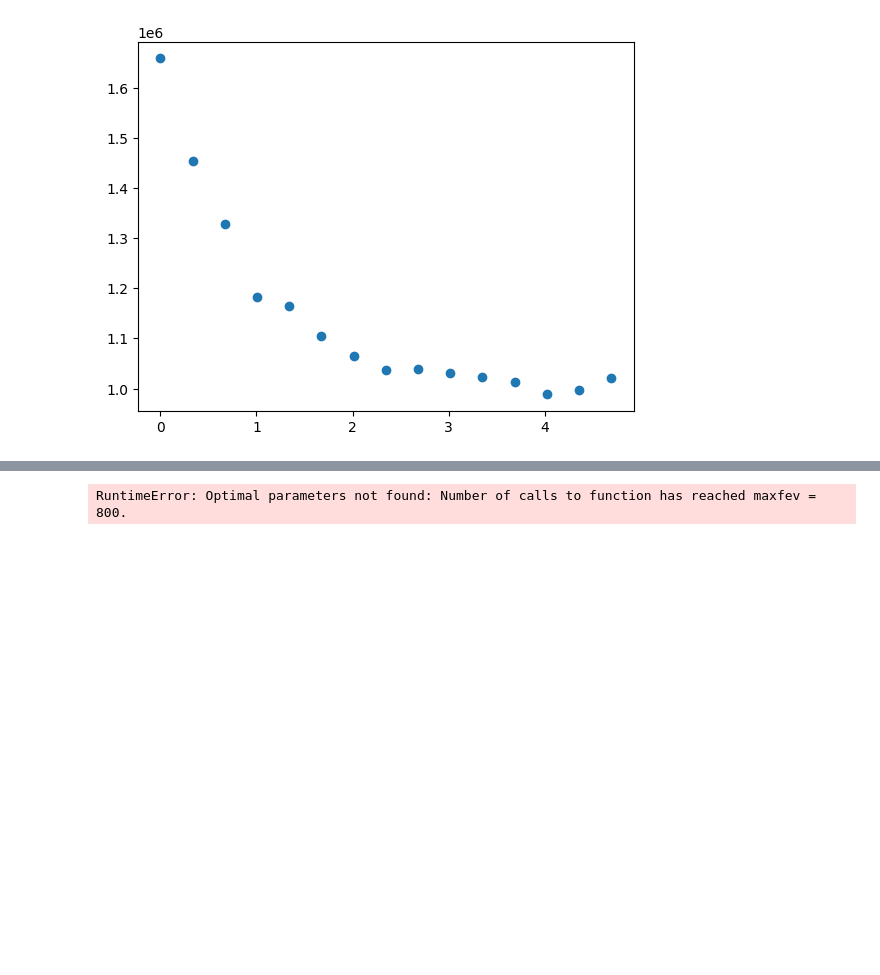
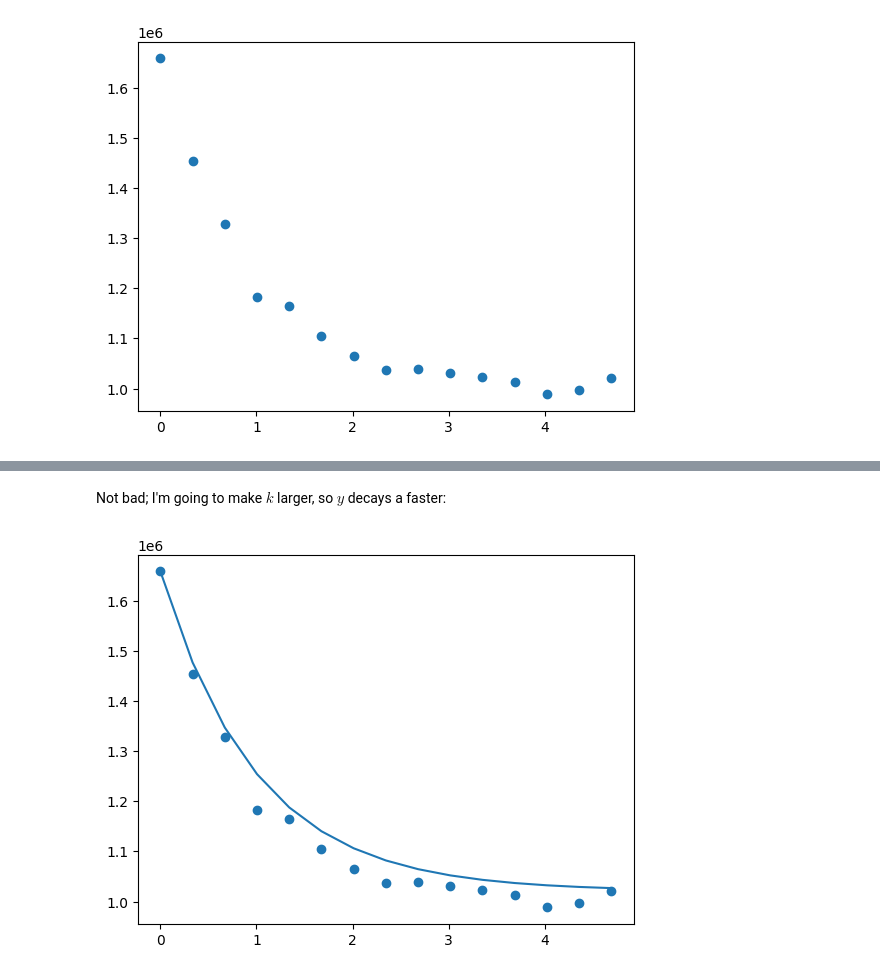
Before and after one commit to dmmorganphd/intro_curve_fitting_python, a Jupyter notebook: exponential_solutions.ipynb, the cells around one changed output, grey strips where cells are left out. Cells and saved outputs as stored; diff of their text form; code cells hidden in the pictures; blank space fills up the shorter version.

```diff
--- a/exponential_solutions.ipynb
+++ b/exponential_solutions.ipynb
@@ -60,5 +143,13 @@ Attempt the curve fit
+# %% [markdown]
+Not bad; I'm going to make $k$ larger, so $y$ decays a faster:
 # %%
-popt, pcov = curve_fit(genexpfunc, x, y)
+k=-1
+# initial values of parameters
+p = np.array([a,k,c])
+
+plt.plot(x, genexpfunc(x, *p))
+plt.scatter(x,y)
+plt.show()
 # %% [output]
-RuntimeError: Optimal parameters not found: Number of calls to function has reached maxfev = 800.
+[figure, added]
 # %% [markdown]
```
Also changed, not shown: parts of 37 cells of this notebook, 17 other files.
